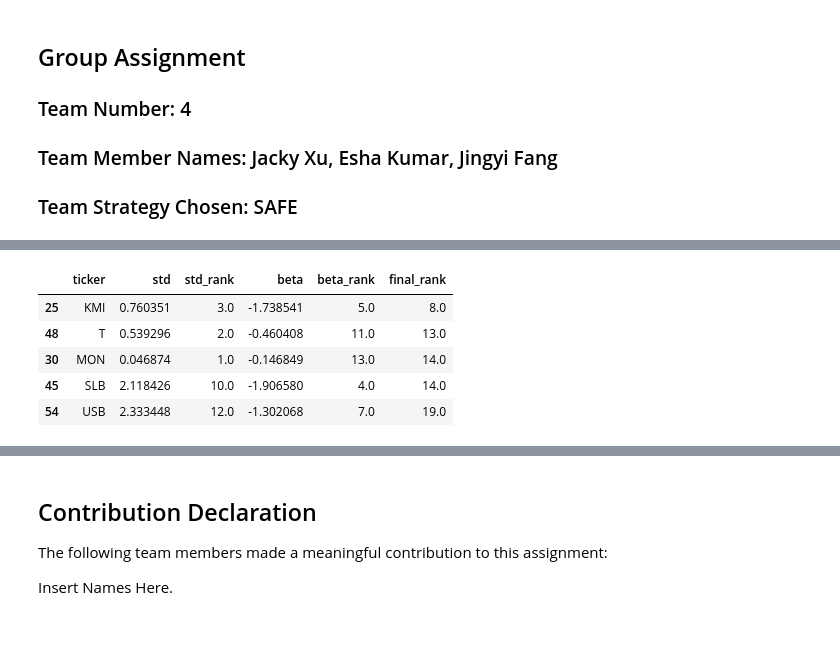
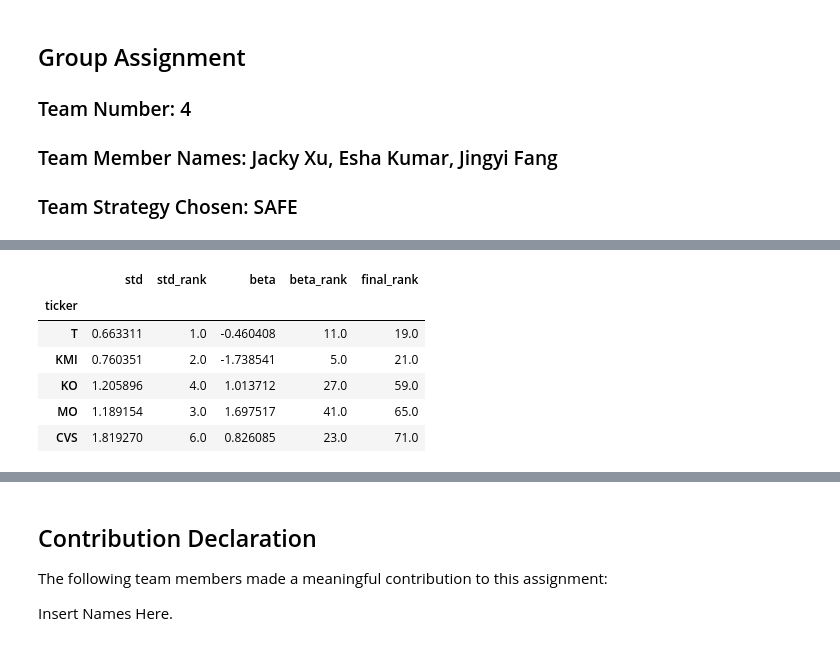
Before and after one commit to JackyXuuu/Portfolio-Maker---Safe-, a Jupyter notebook: Team_4_Assignment.ipynb, the cells around one changed output, grey strips where cells are left out. Saved outputs shown, nothing was run; the diff lists cells and outputs as text; code cells hidden in the pictures.

```diff
--- a/Team_4_Assignment.ipynb
+++ b/Team_4_Assignment.ipynb
@@ -141,9 +151,26 @@ ticker_info,called_tickers = get_ticker_info(called_tickers_lst)
+# %%
+# open an empty dataframe and a list to store the ticker info and the tickers
+ticker_info = pd.DataFrame(columns = ['currency','current_price'])
+tickers = []
+# iterate through the called tickers
+for i in range(len(called_tickers)):
+    # use threading to speed up the get_ticker_info function
+    x = threading.Thread(target = get_ticker_info,args = (called_tickers[i],ticker_info,tickers))
+    # start the thread
+    x.start()
+
+
+## Need to wait at least 1 minute for the threads to run, otherwise the ticker_info will be empty or missing stocks
+## Same for the block below
+# %%
+# copy paste a called ticker list
+tickers_copy = tickers
+for i in range(len(tickers_copy)):
+    x = threading.Thread(target = filter_daily_volume,args = (tickers_copy[i],ticker_info,tickers,start_date, end_date))
+    x.start()
 # %%
-# filter the tickers with required average daily volumn_2 = ticker_info
-daily_volumn_tickers, daily_volumn_tickers_df = filter_daily_volume(ticker_info,called_tickers, start_date, end_date)
-
 # filter the USD tickers
-good_tickers, good_tickers_df = filter_USD(daily_volumn_tickers, daily_volumn_tickers_df)
+good_tickers, good_ticker_info = filter_USD(tickers, ticker_info)
 
 # extract the closing prices for the good tickers
 prices = get_prices(good_tickers, start_date, end_date)
@@ -155,4 +182,4 @@ ticker_symbols = prices.columns
 std = get_std(prices)
 
 # rank them in ascending order
-std = rank(std,'std','min')
+std = get_rank(std,'std','min')
@@ -186,3 +195,9 @@ def get_ticker_Symbol (lst):
+# %%
+# calculate the std according to the closing prices
+std = get_std(prices)
+
+# rank them in ascending order
+std = get_rank(std,'std','min')
 # %%
 # Calculating Beta
 def get_beta(good_tickers, prices, start_date, end_date, ticker_symbols):
@@ -225,17 +355,19 @@ def get_beta(good_tickers, prices, start_date, end_date, ticker_symbols):
 # %%
 # calculate the beta according to the closing prices
 beta = get_beta(good_tickers, prices, start_date, end_date, ticker_symbols)
 
 # rank them in ascending order
-beta = rank(beta,'beta','min')
+beta = get_rank(beta,'beta','min')
 
 # combine the rank of std and beta, then rank the combined rank
 std_beta_rank = get_std_beta_rank(std,beta)
+std_beta_rank.set_index('ticker',inplace=True)
 std_beta_rank.head()
 # %% [output]
-|  | ticker | std | std_rank | beta | beta_rank | final_rank |
-| 25 | KMI | 0.760351 | 3.0 | -1.738541 | 5.0 | 8.0 |
-| 48 | T | 0.539296 | 2.0 | -0.460408 | 11.0 | 13.0 |
-| 30 | MON | 0.046874 | 1.0 | -0.146849 | 13.0 | 14.0 |
-| 45 | SLB | 2.118426 | 10.0 | -1.906580 | 4.0 | 14.0 |
-| 54 | USB | 2.333448 | 12.0 | -1.302068 | 7.0 | 19.0 |
+|  | std | std_rank | beta | beta_rank | final_rank |
+| ticker |  |  |  |  |  |
+| T | 0.663311 | 1.0 | -0.460408 | 11.0 | 19.0 |
+| KMI | 0.760351 | 2.0 | -1.738541 | 5.0 | 21.0 |
+| KO | 1.205896 | 4.0 | 1.013712 | 27.0 | 59.0 |
+| MO | 1.189154 | 3.0 | 1.697517 | 41.0 | 65.0 |
+| CVS | 1.819270 | 6.0 | 0.826085 | 23.0 | 71.0 |
```
Also changed, not shown: parts of 22 cells of this notebook.
